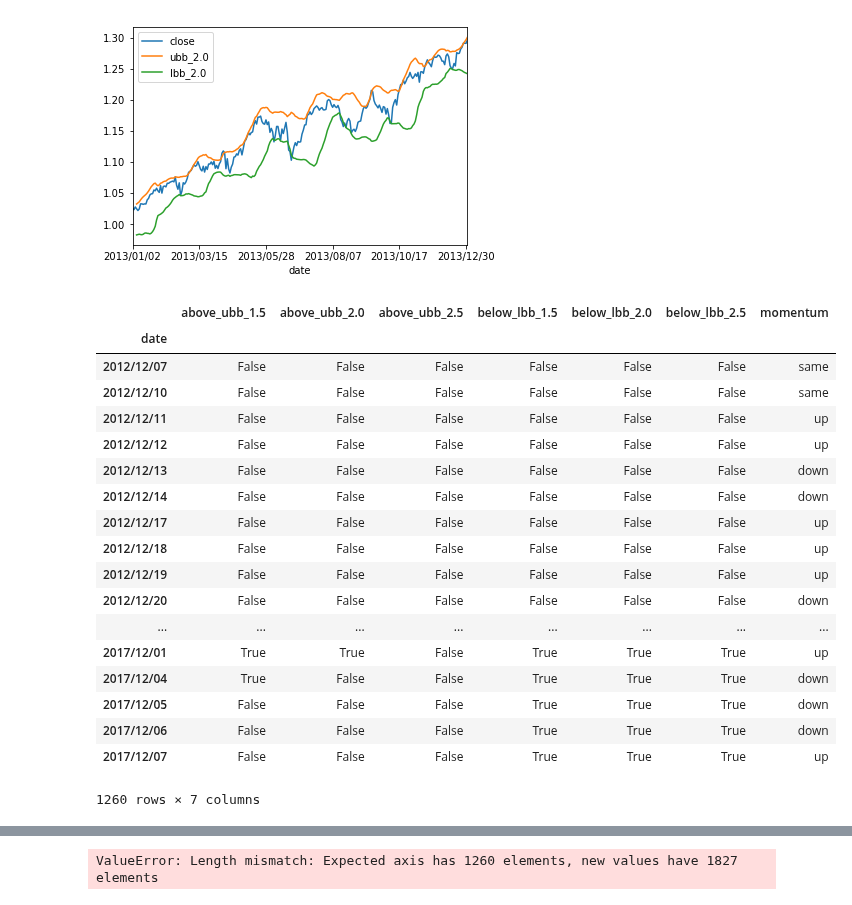
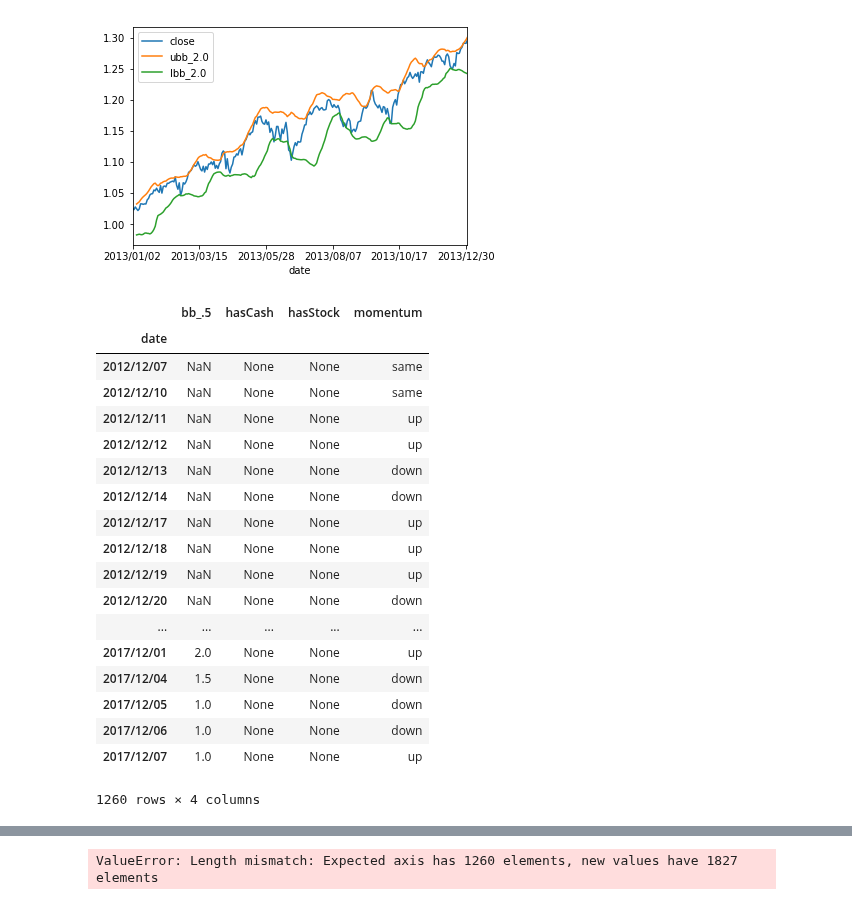
Before and after one commit to jlouie3/Conda_Notebooks, a Jupyter notebook: Projects/ReinforcmentLearning/Q-Learning.ipynb, the cells around one changed output, grey strips where cells are left out. Drawn from its saved outputs; the diff is of its cells as text; code cells hidden in the pictures.

```diff
--- a/Projects/ReinforcmentLearning/Q-Learning.ipynb
+++ b/Projects/ReinforcmentLearning/Q-Learning.ipynb
@@ -50,14 +50,17 @@ import matplotlib.pyplot as plt
 
 # Read data
 filePath = 'data/spy_5yrs.csv'
-data = fin.get_data
+# data = fin.get_data(filePath,)
+data = pd.read_csv(filePath)
 
 # Remove first row (bad data)
 data = data.iloc[1:]
+data.index = data['date']
 
 # Sort data by index (ascending)
 data = data.loc[sorted(data.index)]
 
 # Take only the daily close data and normalize it
 data = pd.DataFrame(data['close'])
-data['close'] = data['close']/data['close'][0]
+data['close'] = data['close']/data['close'].iloc[0]
+data.head()
@@ -94,15 +95,14 @@ data.head()
 # %%
 # Define state features
-window_mean = 20
-window_std = 20
+window = 20
 
-data['rm'] = get_rolling_mean(data['close'], window_mean)
-data['rstd'] = get_rolling_std(data['close'], window_std)
+data['rm'] = get_rolling_mean(data['close'], window)
+data['rstd'] = get_rolling_std(data['close'], window)
 data['ubb_1.5'], data['lbb_1.5'] = get_bollinger_bands(data['rm'],data['rstd'],b=1.5)
 data['ubb_2.0'], data['lbb_2.0'] = get_bollinger_bands(data['rm'],data['rstd'],b=2)
 data['ubb_2.5'], data['lbb_2.5'] = get_bollinger_bands(data['rm'],data['rstd'],b=2.5)
 data['mom_2'] = get_momentum(data['close'], window=2)
-data['rstd_5'] = get_rolling_std(data['close'], window_vol)
+data['rstd_5'] = get_rolling_std(data['close'], 2)
 # %%
 data
 # %% [output]
@@ -139,36 +139,40 @@ data.loc['2013-01-01':'2014-01-01'][['close','ubb_2.0','lbb_2.0']].plot()
 [figure]
 # %%
 # Transform data to have states with fewer posible values
+# state_df = pd.DataFrame(data={
+#     'above_ubb_1.5': data['close'] > data['ubb_1.5'],
+#     'above_ubb_2.0': data['close'] > data['ubb_2.0'],
+#     'above_ubb_2.5': data['close'] > data['ubb_2.5'],
+#     'below_lbb_1.5': data['close'] > data['lbb_1.5'],
+#     'below_lbb_2.0': data['close'] > data['lbb_2.0'],
+#     'below_lbb_2.5': data['close'] > data['lbb_2.5'],
+#     'momentum': pd.Series(['up' if x>0 else 'down' if x<0 else 'same' for x in data['mom_2']],index=data.index)
+# })
+
 state_df = pd.DataFrame(data={
-    'above_ubb_1.5': data['close'] > data['ubb_1.5'],
-    'above_ubb_2.0': data['close'] > data['ubb_2.0'],
-    'above_ubb_2.5': data['close'] > data['ubb_2.5'],
-    'below_lbb_1.5': data['close'] > data['lbb_1.5'],
-    'below_lbb_2.0': data['close'] > data['lbb_2.0'],
-    'below_lbb_2.5': data['close'] > data['lbb_2.5'],
-    'momentum': pd.Series(['up' if x>0 else 'down' if x<0 else 'same' for x in data['mom_2']],index=data.index)
+    'bb_.5': np.floor(((data['close'] - data['rm']) / data['rstd']) * 2) / 2, # Floors rolling std to nearest half
+    'momentum': pd.Series(['up' if x>0 else 'down' if x<0 else 'same' for x in data['mom_2']],index=data.index),
+    'hasCash': None,
+    'hasStock': None
 })
-
 state_df
-
-actions = ['buy', 'sell', 'hold']
 # %% [output]
-|  | above_ubb_1.5 | above_ubb_2.0 | above_ubb_2.5 | below_lbb_1.5 | below_lbb_2.0 | below_lbb_2.5 | momentum |
-| date |  |  |  |  |  |  |  |
-| 2012/12/07 | False | False | False | False | False | False | same |
-| 2012/12/10 | False | False | False | False | False | False | same |
-| 2012/12/11 | False | False | False | False | False | False | up |
-| 2012/12/12 | False | False | False | False | False | False | up |
-| 2012/12/13 | False | False | False | False | False | False | down |
-| 2012/12/14 | False | False | False | False | False | False | down |
-| 2012/12/17 | False | False | False | False | False | False | up |
-| 2012/12/18 | False | False | False | False | False | False | up |
-| 2012/12/19 | False | False | False | False | False | False | up |
-| 2012/12/20 | False | False | False | False | False | False | down |
-| ... | ... | ... | ... | ... | ... | ... | ... |
-| 2017/12/01 | True | True | False | True | True | True | up |
-| 2017/12/04 | True | False | False | True | True | True | down |
-| 2017/12/05 | False | False | False | True | True | True | down |
-| 2017/12/06 | False | False | False | True | True | True | down |
-| 2017/12/07 | False | False | False | True | True | True | up |
+|  | bb_.5 | hasCash | hasStock | momentum |
+| date |  |  |  |  |
+| 2012/12/07 | NaN | None | None | same |
+| 2012/12/10 | NaN | None | None | same |
+| 2012/12/11 | NaN | None | None | up |
+| 2012/12/12 | NaN | None | None | up |
+| 2012/12/13 | NaN | None | None | down |
+| 2012/12/14 | NaN | None | None | down |
+| 2012/12/17 | NaN | None | None | up |
+| 2012/12/18 | NaN | None | None | up |
+| 2012/12/19 | NaN | None | None | up |
+| 2012/12/20 | NaN | None | None | down |
+| ... | ... | ... | ... | ... |
+| 2017/12/01 | 2.0 | None | None | up |
+| 2017/12/04 | 1.5 | None | None | down |
+| 2017/12/05 | 1.0 | None | None | down |
+| 2017/12/06 | 1.0 | None | None | down |
+| 2017/12/07 | 1.0 | None | None | up |
-1260 rows × 7 columns
+1260 rows × 4 columns
```
Also changed, not shown: parts of 7 cells of this notebook.
